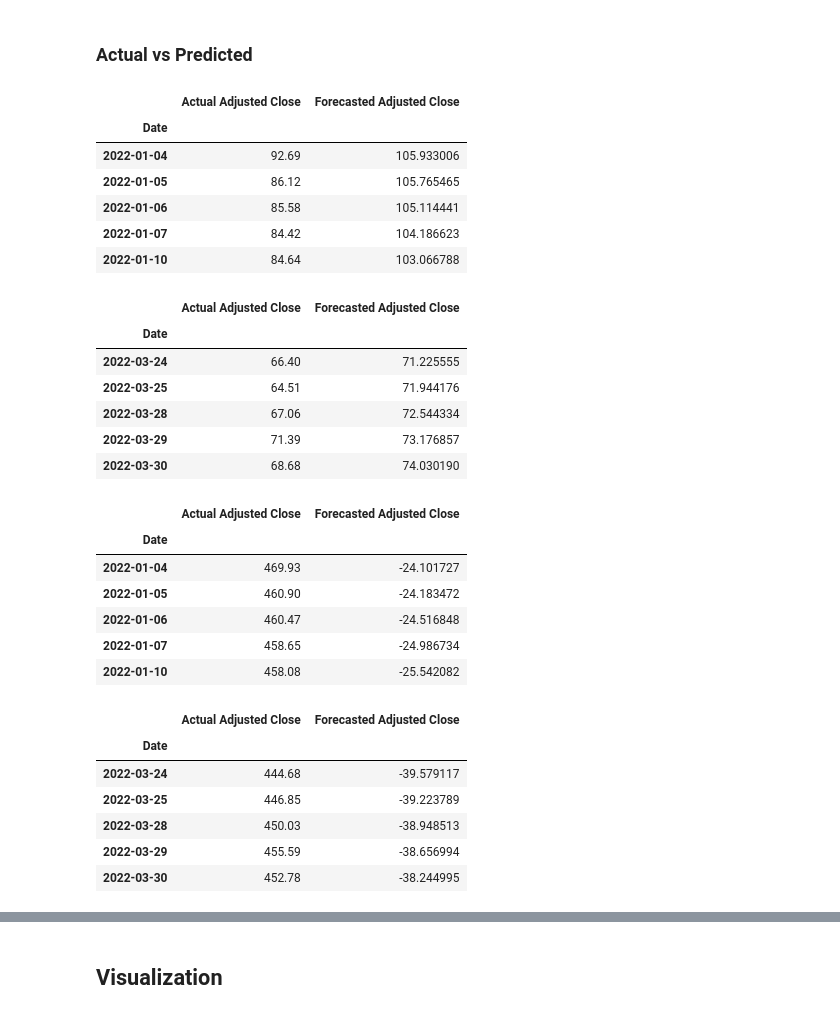
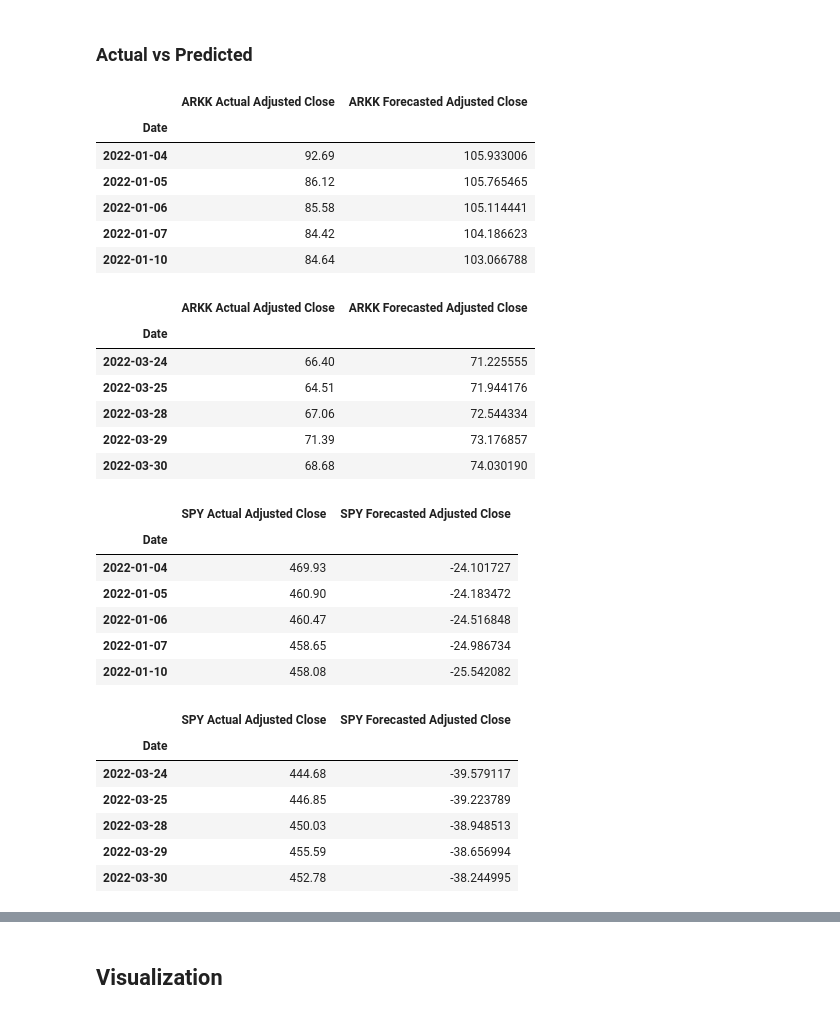
Before and after one commit to SZun/ETF-Forecasts, a Jupyter notebook: LSTM_RNN.ipynb, the cells around one changed output, grey strips where cells are left out. Saved outputs shown, nothing was run; the diff lists cells and outputs as text; code cells hidden in the pictures.

Commit message:
displayed actual vs forecasted

```diff
--- a/LSTM_RNN.ipynb
+++ b/LSTM_RNN.ipynb
@@ -237,21 +237,23 @@ WARNING:tensorflow:6 out of the last 11 calls to <function Model.make_predict_fu
 def get_actual_predicted(df, predictions):
     valid = df[training_length:]
     predictions = scaler.inverse_transform(predictions)
-    valid['Predictions'] = predictions
+    column_name = df.columns[0]
+    valid[f'{df.columns[0]} Forecasted Adjusted Close'] = predictions
     valid.apply(lambda x: round(x,2))
-    valid.rename(columns={df.columns[0]:'Actual Adjusted Close', 'Predictions': 'Forecasted Adjusted Close'}, inplace=True)
+    valid.rename(columns={column_name:f'{column_name} Actual Adjusted Close'}, inplace=True)
     return valid
 # %%
-display_head_tail(get_actual_predicted(arkk,arkk_predictions))
+arkk_actual_predicted = get_actual_predicted(arkk,arkk_predictions)
+display_head_tail(arkk_actual_predicted)
 # %% [output]
-|  | Actual Adjusted Close | Forecasted Adjusted Close |
+|  | ARKK Actual Adjusted Close | ARKK Forecasted Adjusted Close |
 | Date |  |  |
 | 2022-01-04 | 92.69 | 105.933006 |
 | 2022-01-05 | 86.12 | 105.765465 |
 | 2022-01-06 | 85.58 | 105.114441 |
 | 2022-01-07 | 84.42 | 104.186623 |
 | 2022-01-10 | 84.64 | 103.066788 |
-|  | Actual Adjusted Close | Forecasted Adjusted Close |
+|  | ARKK Actual Adjusted Close | ARKK Forecasted Adjusted Close |
 | Date |  |  |
 | 2022-03-24 | 66.40 | 71.225555 |
 | 2022-03-25 | 64.51 | 71.944176 |
@@ -259,16 +261,17 @@ display_head_tail(get_actual_predicted(arkk,arkk_predictions))
 | 2022-03-29 | 71.39 | 73.176857 |
 | 2022-03-30 | 68.68 | 74.030190 |
 # %%
-display_head_tail(get_actual_predicted(spy,spy_predictions))
+spy_actual_predicted = get_actual_predicted(spy,spy_predictions)
+display_head_tail(spy_actual_predicted)
 # %% [output]
-|  | Actual Adjusted Close | Forecasted Adjusted Close |
+|  | SPY Actual Adjusted Close | SPY Forecasted Adjusted Close |
 | Date |  |  |
 | 2022-01-04 | 469.93 | -24.101727 |
 | 2022-01-05 | 460.90 | -24.183472 |
 | 2022-01-06 | 460.47 | -24.516848 |
 | 2022-01-07 | 458.65 | -24.986734 |
 | 2022-01-10 | 458.08 | -25.542082 |
-|  | Actual Adjusted Close | Forecasted Adjusted Close |
+|  | SPY Actual Adjusted Close | SPY Forecasted Adjusted Close |
 | Date |  |  |
 | 2022-03-24 | 444.68 | -39.579117 |
 | 2022-03-25 | 446.85 | -39.223789 |
```
Also changed, not shown: parts of 8 cells of this notebook.
